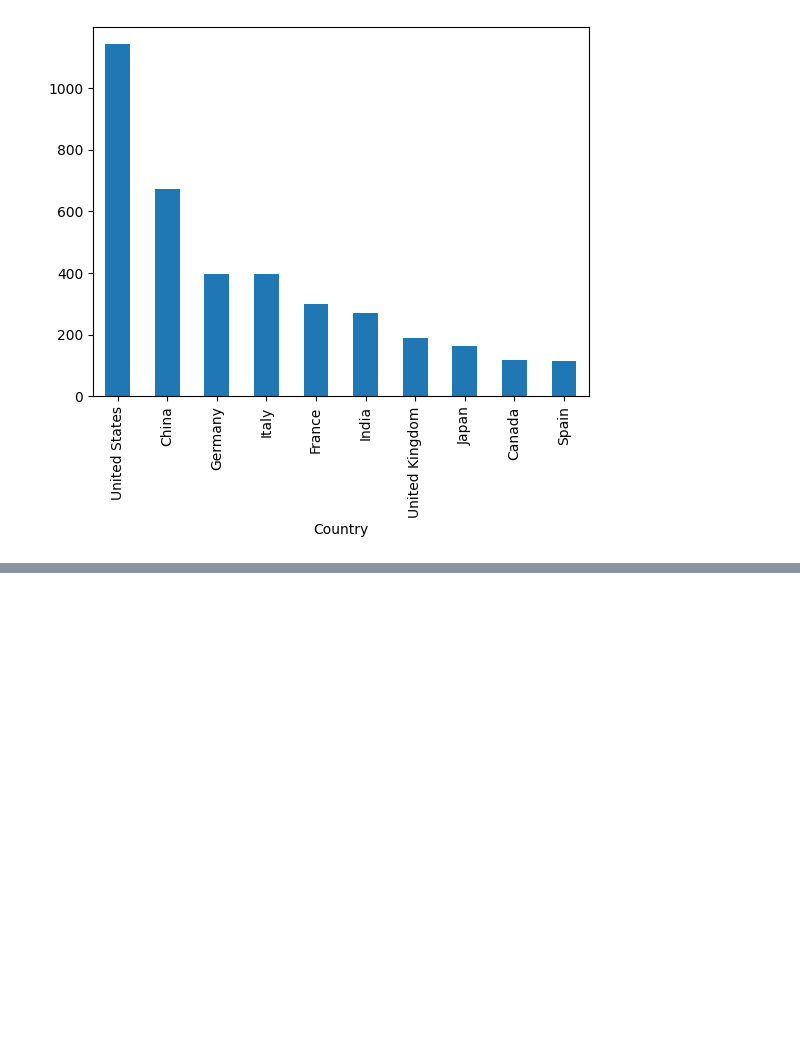
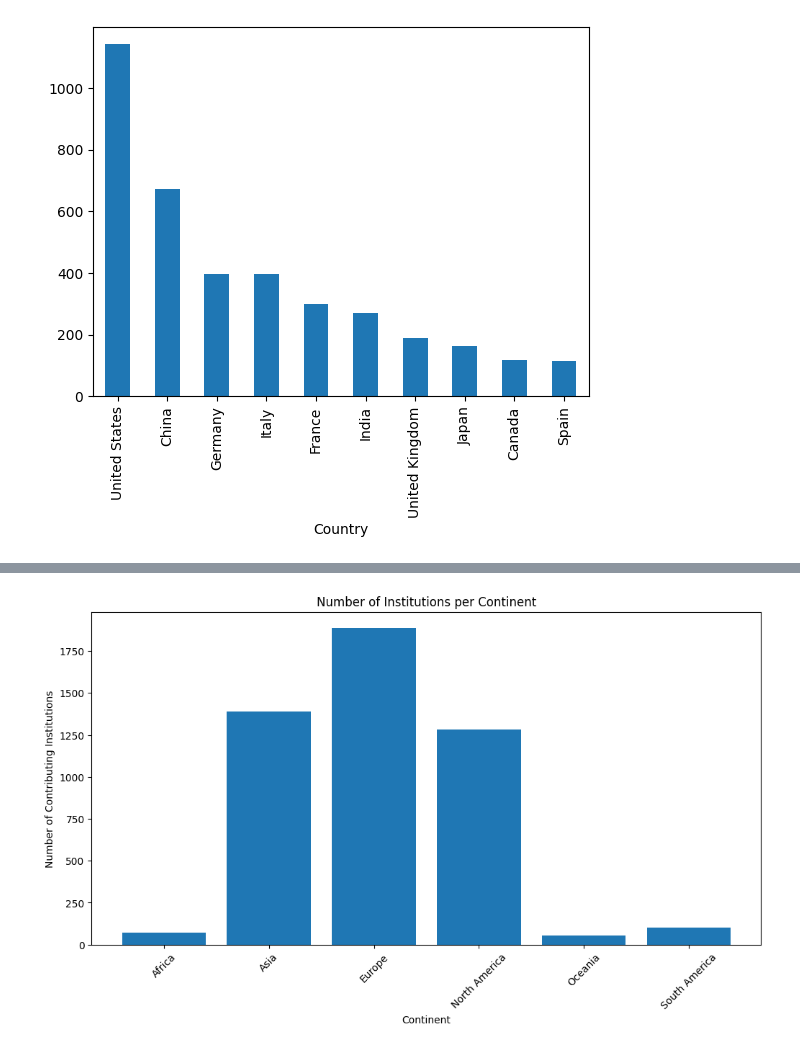
Before and after one commit to epfl-ada/ada-2024-project-hotada, a Jupyter notebook: src/utils/geo.ipynb, the cells around one changed output, grey strips where cells are left out. Cells and saved outputs as stored; diff of their text form; code cells hidden in the pictures; blank space fills up the shorter version.

```diff
--- a/src/utils/geo.ipynb
+++ b/src/utils/geo.ipynb
@@ -190,0 +238,12 @@ dy['Continent'].value_counts().plot(kind='pie',autopct='%1.1f%%',startangle=90,c
+# %%
+continent_institutions_full = dy.groupby('Continent')['Institution'].count()
+
+plt.figure(figsize=(12, 6))
+plt.bar(continent_institutions_full.index, continent_institutions_full.values)
+plt.title('Number of Institutions per Continent')
+plt.xlabel('Continent')
+plt.ylabel('Number of Contributing Institutions')
+plt.xticks(rotation=45)
+plt.show()
+# %% [output]
+[figure, added]
```
Also changed, not shown: parts of 3 cells of this notebook.
